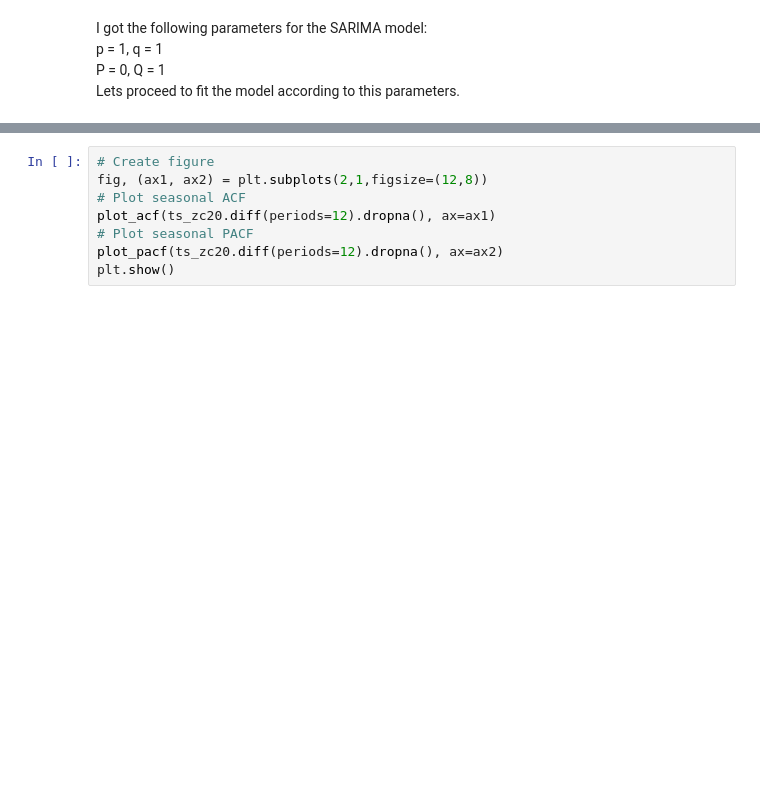
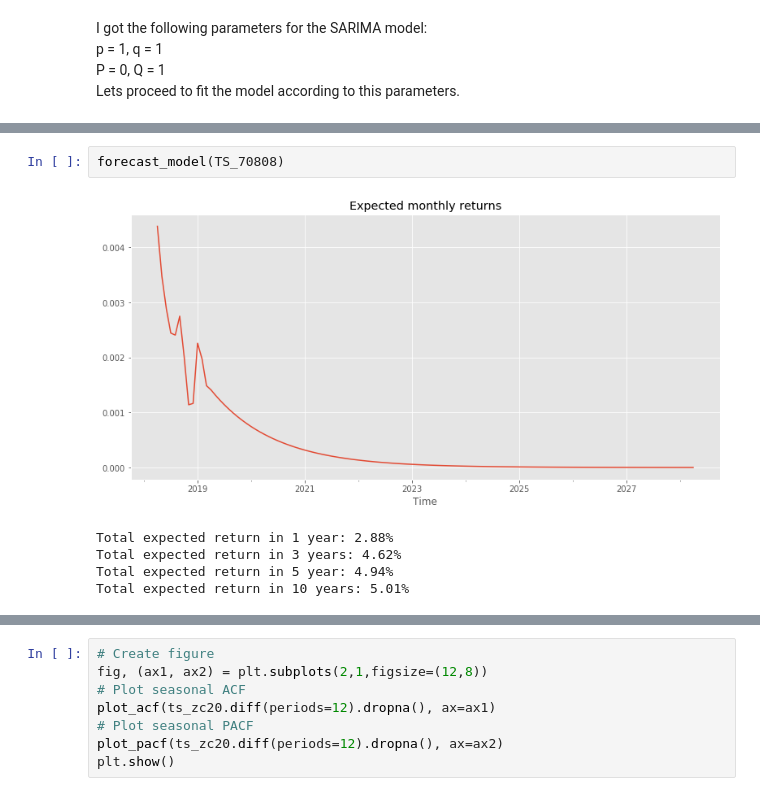
Before and after one commit to feraguilari/dsc-mod-4-project-online-ds-pt-021119, a Jupyter notebook: student.ipynb, the cells around one changed output, grey strips where cells are left out. Cells and saved outputs as stored; diff of their text form; blank space fills up the shorter version.

```diff
--- a/student.ipynb
+++ b/student.ipynb
@@ -529,0 +556,8 @@ Freq: MS, Name: ret, dtype: float64
+# %%
+forecast_model(TS_70808)
+# %% [output]
+[figure, added]
+Total expected return in 1 year: 2.88%
+Total expected return in 3 years: 4.62%
+Total expected return in 5 year: 4.94%
+Total expected return in 10 years: 5.01%
```
Also changed, not shown: parts of 16 cells of this notebook.
